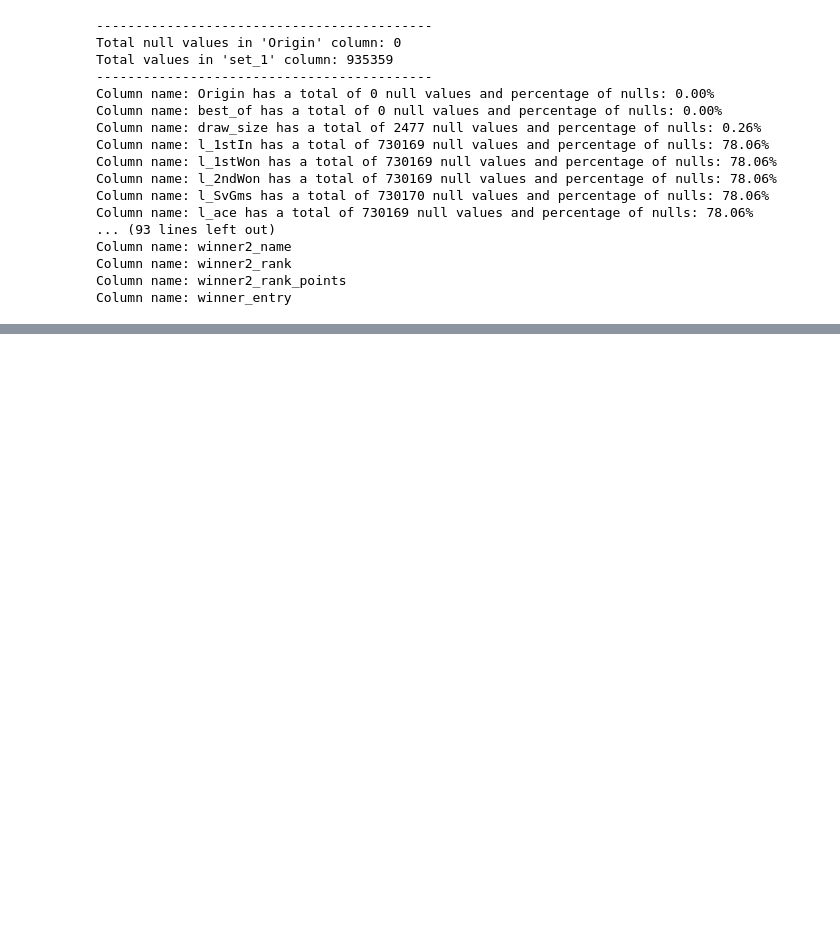
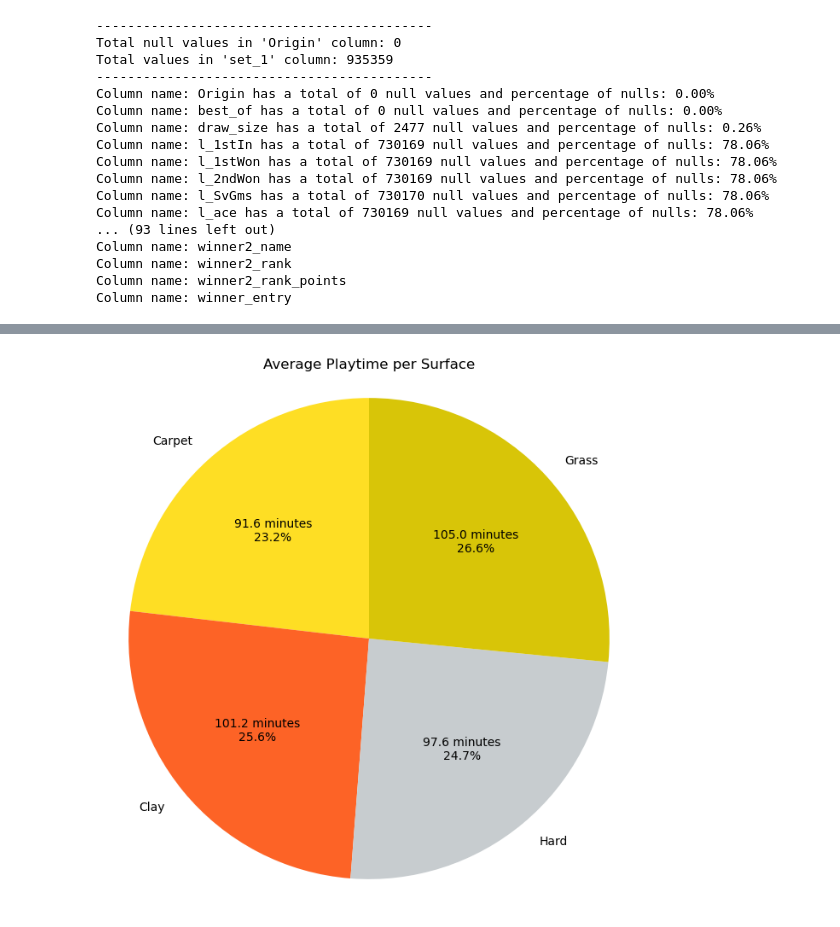
Before and after one commit to joao-oak/Big-Data-Spark, a Jupyter notebook: tennis_queries_Lara.ipynb, the cells around one changed output, grey strips where cells are left out. Saved outputs shown, nothing was run; the diff lists cells and outputs as text; code cells hidden in the pictures; blank space fills up the shorter version.

```diff
--- a/tennis_queries_Lara.ipynb
+++ b/tennis_queries_Lara.ipynb
@@ -410,0 +530,18 @@ matches.repartition(1).write.csv("matches", mode='overwrite')
+# %%
+#add numerical time
+plt.figure(figsize=(8, 8))
+patches, texts, autotexts = plt.pie(valid_time, labels=surfaces[:len(valid_time)], autopct='%1.1f%%', startangle=90, colors=colors)
+plt.title('Average Playtime per Surface')
+plt.axis('equal')  # Equal aspect ratio ensures that pie is drawn as a circle.
+
+# Adding numerical values and percentage as annotations
+for i, (patch, autotext) in enumerate(zip(patches, autotexts)):
+    time_value = valid_time[i]
+    percentage = autotext.get_text()
+    autotext.set_color('black')
+    autotext.set_fontsize(10)
+    autotext.set_text(f'{time_value:.1f} minutes\n{percentage}')
+
+plt.show()
+# %% [output]
+[figure, added]
```
Also changed, not shown: parts of 17 cells of this notebook.
